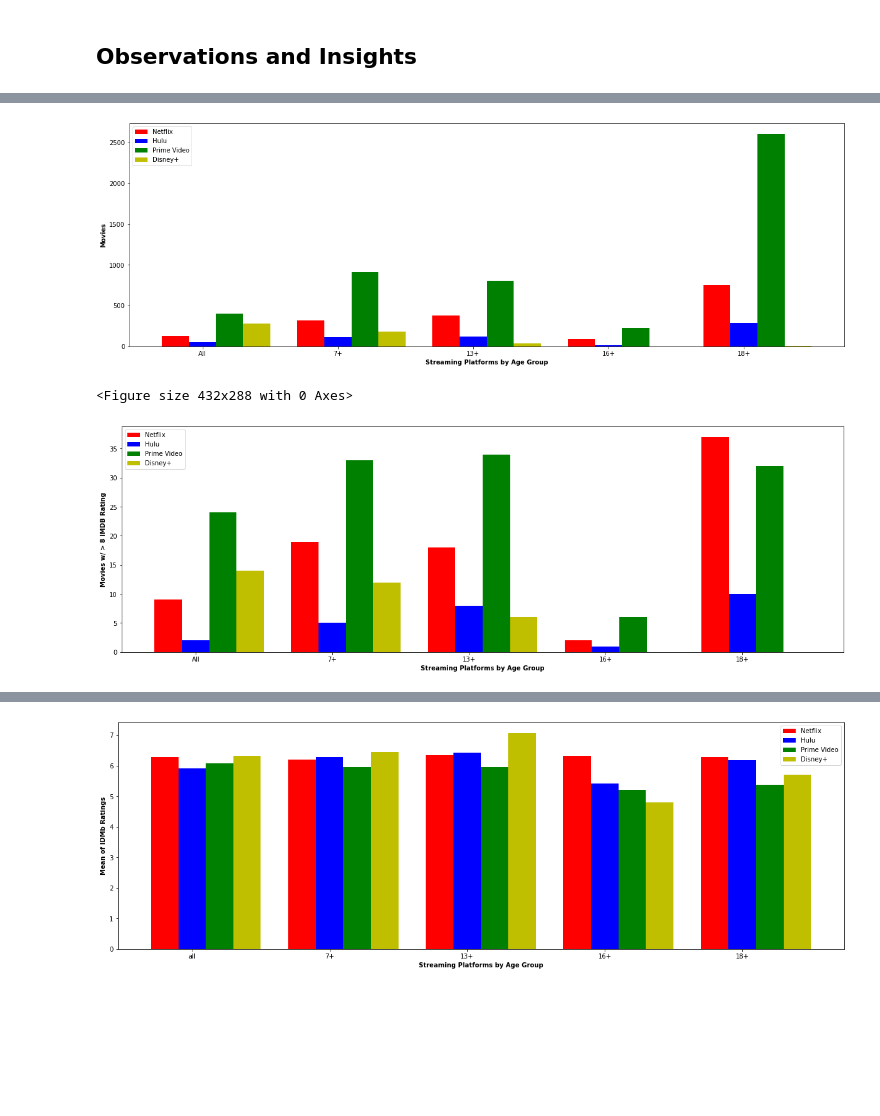
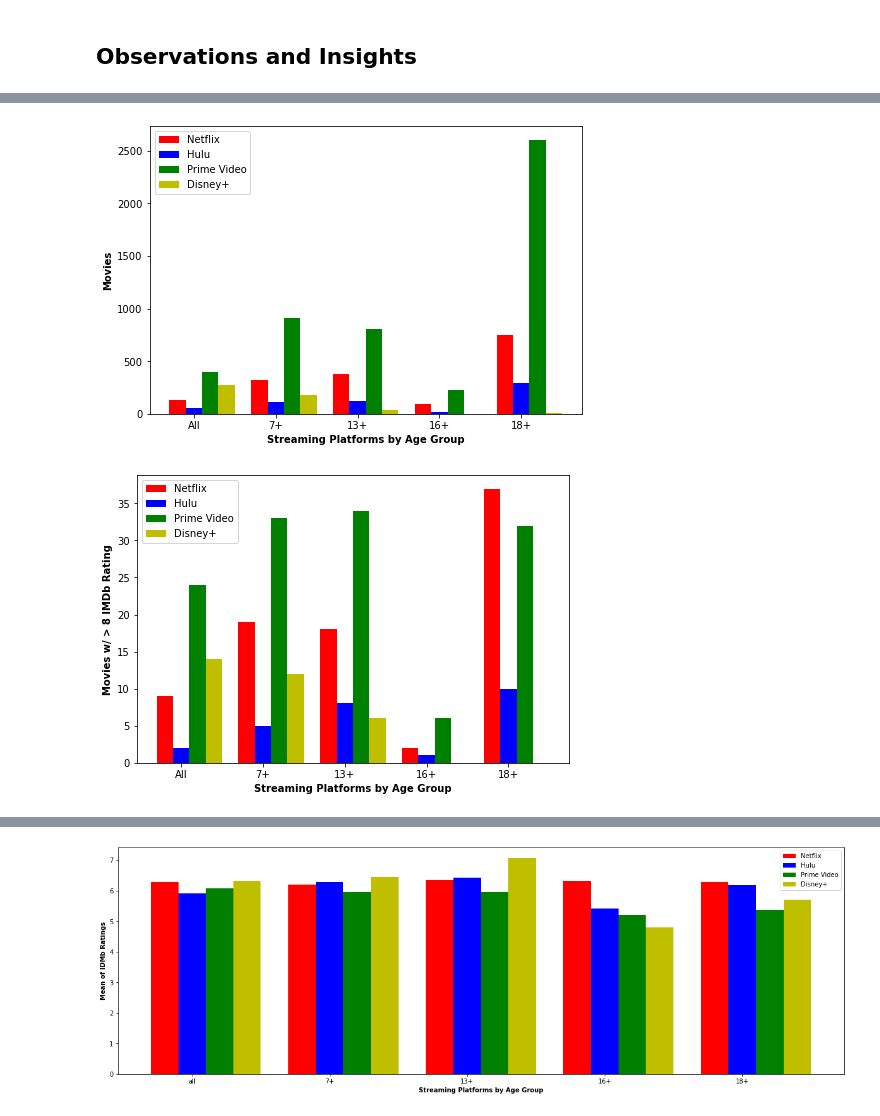
Before and after one commit to jtslater2/old_fashioned, a Jupyter notebook: Scripts/mpaa.ipynb, the cells around one changed output, grey strips where cells are left out. Drawn from its saved outputs; the diff is of its cells as text; code cells hidden in the pictures; blank space fills up the shorter version.

Commit message:
all 4 charts good

```diff
--- a/Scripts/mpaa.ipynb
+++ b/Scripts/mpaa.ipynb
@@ -209,38 +404,43 @@ print(ms5)
 # %%
 #movie count by age group
 
-fig = plt.figure(figsize = (16,5))
+
+fig = plt.figure(figsize = (6,4))
 
 import matplotlib.patches as mpatches
 
 x = np.arange(5)
 
 ax = fig.add_axes([0,0,1,1])
 ax.bar(x, s2["nf-age"], color = 'r', width = 0.2, label = "Netflix")
 ax.bar(x+.2, s3["hu-age"], color = 'b', width = 0.2, label = "Hulu")
 ax.bar(x+ .4, s4["pv-age"], color = 'g', width = 0.2, label = "Prime Video")
 ax.bar(x+.6, s5["di-age"], color = 'y', width = 0.2, label = "Disney+")
 
 
 plt.xlabel('Streaming Platforms by Age Group', fontweight ='bold')
 plt.ylabel('Movies', fontweight ='bold')
 #plt.xticks(['all', '7+', '13+', '16+', '18+'])
 plt.xticks([r + .2 for r in range(5)],
            ['All', '7+', '13+', '16+', '18+'])
 
 
 plt.legend()
 
+plt.savefig(r'../Final_Datasets/Age Group - Movies per Streaming Service.png', bbox_inches = 'tight')
+
+
+
 plt.show()
 
-plt.savefig(r'../Final_Datasets/Age Group - Movies per Streaming Service.png')
+
+#plt.savefig(r'../Final_Datasets/Age Group - Movies per Streaming Service.png',bbox_inches = 'tight')
 # %% [output]
-[figure, old version]
+[figure, new version]
-<Figure size 432x288 with 0 Axes>
 # %%
-#IMDB greater than 8 by age group
+#movie count by age group - high IMDb scores
 
-fig = plt.figure(figsize = (16,5))
+fig = plt.figure(figsize = (6,4))
 
 x = np.arange(5)
 
@@ -251,15 +451,15 @@ ax.bar(x+ .4, hs4["hpv-age"], color = 'g', width = 0.2, label = "Prime Video")
 ax.bar(x+.6, hs5["hdi-age"], color = 'y', width = 0.2, label = "Disney+")
 
 plt.xlabel('Streaming Platforms by Age Group', fontweight ='bold')
-plt.ylabel('Movies w/ > 8 IMDB Rating', fontweight ='bold')
+plt.ylabel('Movies w/ > 8 IMDb Rating', fontweight ='bold')
 #plt.xticks(['all', '7+', '13+', '16+', '18+'])
 plt.xticks([r + .2 for r in range(5)],
            ['All', '7+', '13+', '16+', '18+'])
 
 plt.legend()
 
-plt.savefig(r'../Final_Datasets/Age Group - Movies per Streaming Service with high IMDb score.png')
+plt.savefig(r'../Final_Datasets/Age Group - Movies per Streaming Service with high IMDb score.png', bbox_inches = 'tight')
 
 plt.show()
 # %% [output]
-[figure, old version]
+[figure, new version]
```
Also changed, not shown: parts of 11 cells of this notebook, 4 other files.
